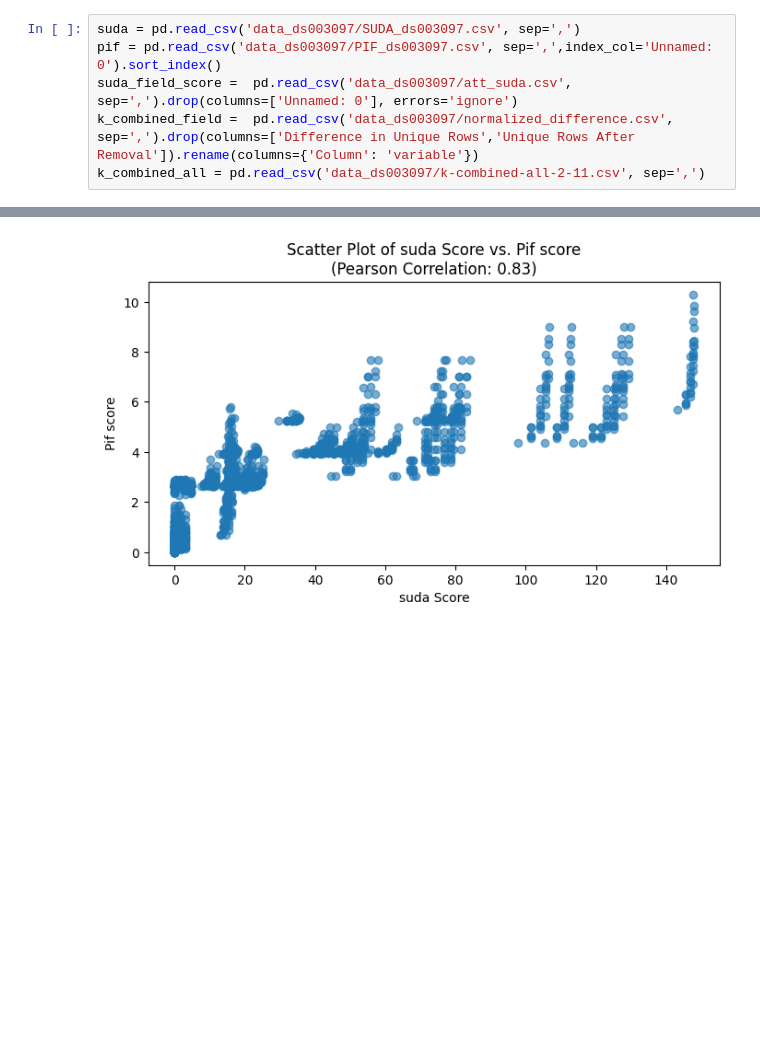
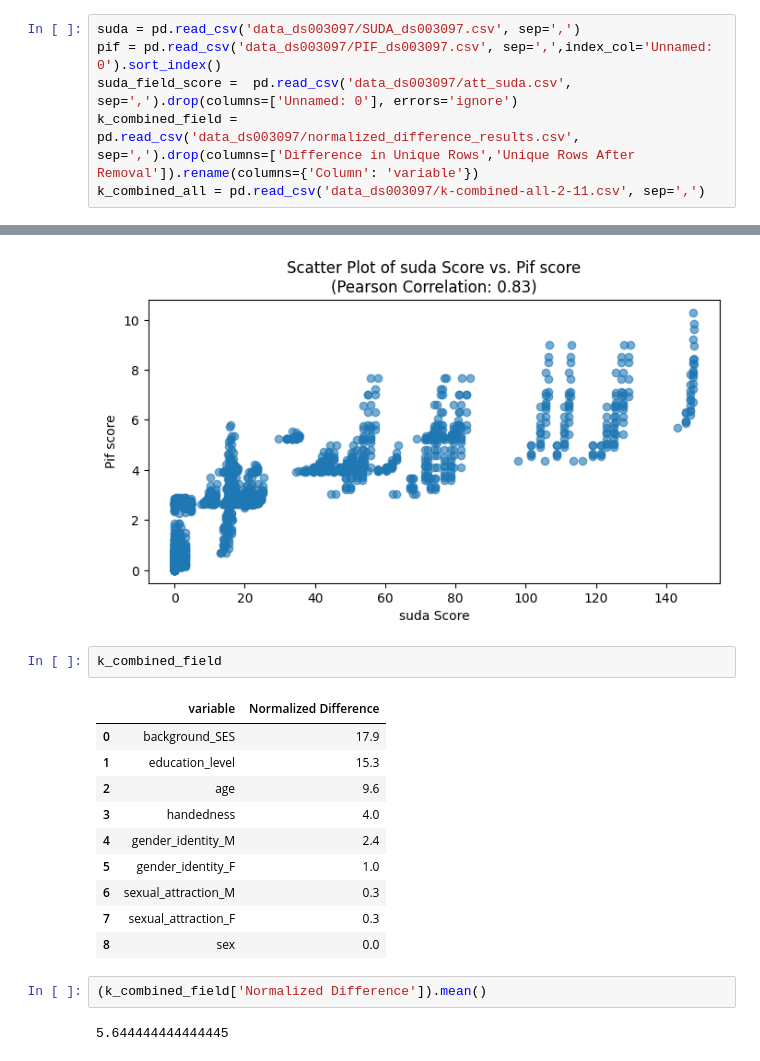
Before and after one commit to EmiKib/MetaprivBIDS-Assessment, a Jupyter notebook: AOMIC-ID1000-ds003097/Stat_Assess_ds003097.ipynb, the cells around one changed output, grey strips where cells are left out. Drawn from its saved outputs; the diff is of its cells as text; blank space fills up the shorter version.

```diff
--- a/AOMIC-ID1000-ds003097/Stat_Assess_ds003097.ipynb
+++ b/AOMIC-ID1000-ds003097/Stat_Assess_ds003097.ipynb
@@ -25,7 +26,7 @@ dtype: float64
 suda = pd.read_csv('data_ds003097/SUDA_ds003097.csv', sep=',')
 pif = pd.read_csv('data_ds003097/PIF_ds003097.csv', sep=',',index_col='Unnamed: 0').sort_index()
 suda_field_score =  pd.read_csv('data_ds003097/att_suda.csv', sep=',').drop(columns=['Unnamed: 0'], errors='ignore')
-k_combined_field =  pd.read_csv('data_ds003097/normalized_difference.csv', sep=',').drop(columns=['Difference in Unique Rows','Unique Rows After Removal']).rename(columns={'Column': 'variable'})
+k_combined_field =  pd.read_csv('data_ds003097/normalized_difference_results.csv', sep=',').drop(columns=['Difference in Unique Rows','Unique Rows After Removal']).rename(columns={'Column': 'variable'})
 k_combined_all = pd.read_csv('data_ds003097/k-combined-all-2-11.csv', sep=',')
 # %%
 AOMIC
@@ -91,3 +92,20 @@ ________________________________________________________________________
 Spearman Correlation between PIF 95% and SUDA: 0.91
 Pearson correlation to PIF 95% & SUDA 0.8280292701096662
 [figure]
+# %%
+k_combined_field
+# %% [output]
+|  | variable | Normalized Difference |
+| 0 | background_SES | 17.9 |
+| 1 | education_level | 15.3 |
+| 2 | age | 9.6 |
+| 3 | handedness | 4.0 |
+| 4 | gender_identity_M | 2.4 |
+| 5 | gender_identity_F | 1.0 |
+| 6 | sexual_attraction_M | 0.3 |
+| 7 | sexual_attraction_F | 0.3 |
+| 8 | sex | 0.0 |
+# %%
+(k_combined_field['Normalized Difference']).mean()
+# %% [output]
+5.644444444444445
```
Also changed, not shown: parts of 3 cells of this notebook, 5 other files.
